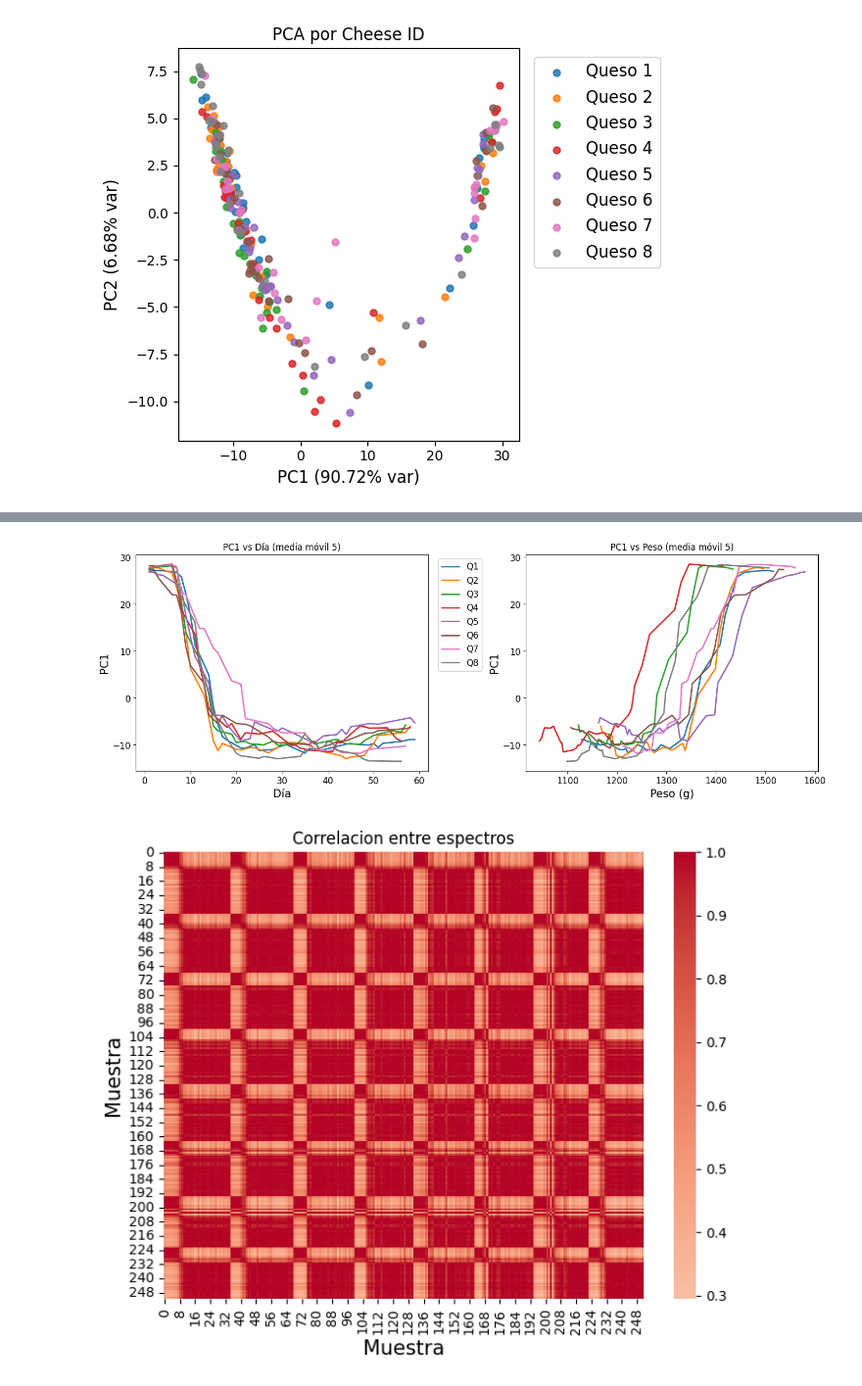
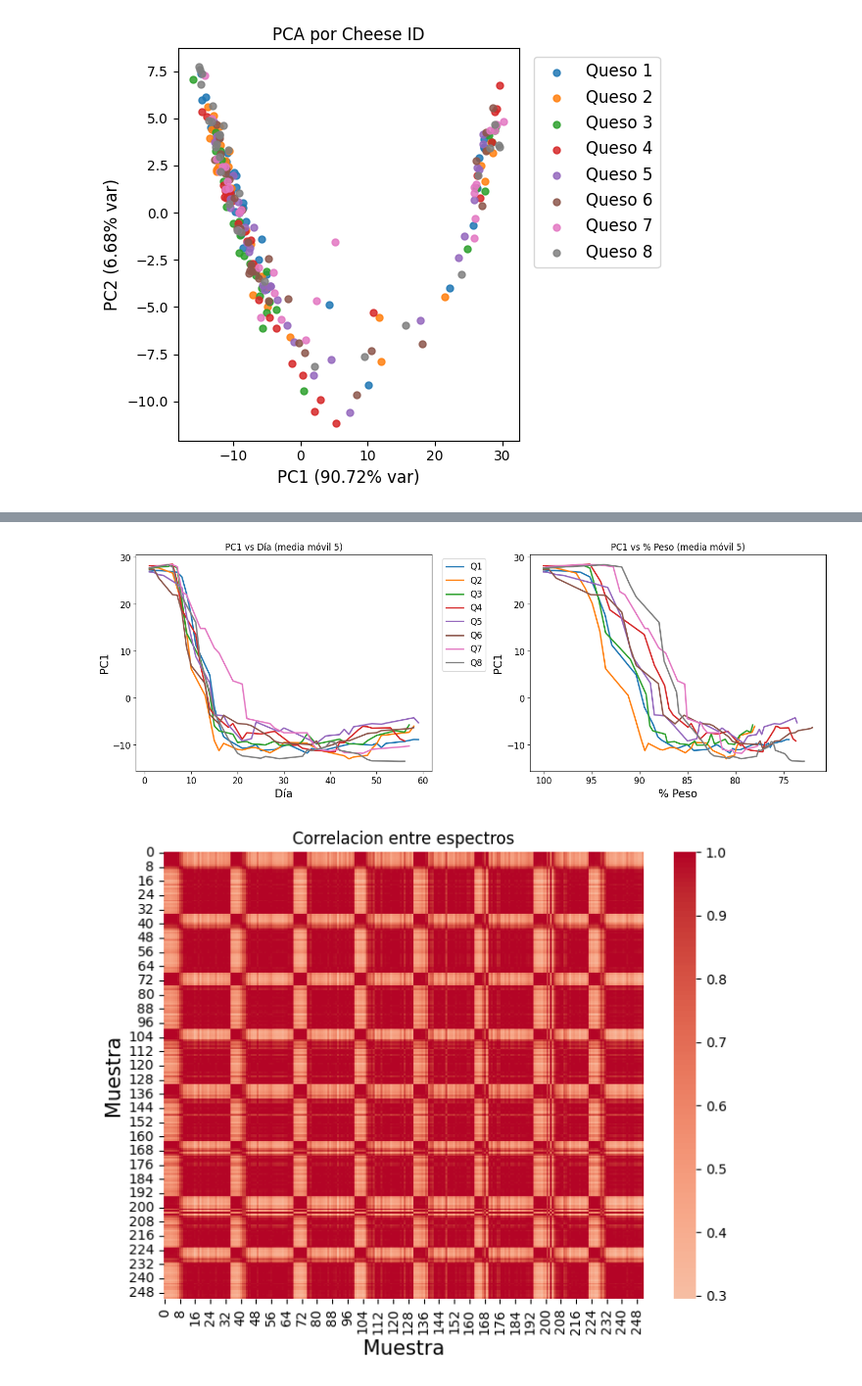
Before and after one commit to IIIA-ML/cyta_cesia_2026, a Jupyter notebook: Visualization.ipynb, the cells around one changed output, grey strips where cells are left out. Shown at 98% size. Cells and saved outputs as stored; diff of their text form; code cells hidden in the pictures.

```diff
--- a/Visualization.ipynb
+++ b/Visualization.ipynb
@@ -224,5 +225,5 @@ plt.show()
 # %%
-df_all = pd.read_csv("nir_clean.csv")
+df_all = pd.read_csv("nir_clean_rel.csv")
 X = df_all.iloc[:,2:-1]
 y_day = df_all['day']
 y_gr = df_all['gr']
@@ -355,33 +358,34 @@ plt.show()
 # %%
 tmp = pd.DataFrame({"cheese_id": cheese_id.to_numpy(), "day": y_day.to_numpy(), "gr": y_gr.to_numpy(), "pc1": pc1})
 w_size = 5
 
 fig, ax = plt.subplots(1, 2, figsize=(14,5), constrained_layout=True)
 
 for chs_id, g in tmp.groupby("cheese_id"):
   g1 = g.sort_values("day")
   smooth_day = g1["pc1"].rolling(window=w_size, center=True, min_periods=1).mean()
   ax[0].plot(g1["day"], smooth_day, linewidth=2, label=f"Q{chs_id}")
 
   g2 = g.dropna(subset=["gr"]).sort_values("gr")
   if len(g2) > 0:
     smooth_gr = g2["pc1"].rolling(window=w_size, center=True, min_periods=1).mean()
     ax[1].plot(g2["gr"], smooth_gr, linewidth=2)
 
 ax[0].set_xlabel("Día", fontsize=15)
 ax[0].set_ylabel("PC1", fontsize=15)
 ax[0].set_title(f"PC1 vs Día (media móvil {w_size})")
 ax[0].tick_params(axis='both', labelsize=12)
 ax[0].legend(bbox_to_anchor=(1.02, 1), loc="upper left", fontsize=12)
 
-ax[1].set_xlabel("Peso (g)", fontsize=15)
+ax[1].set_xlabel("% Peso", fontsize=15)
 ax[1].set_ylabel("PC1", fontsize=15)
 ax[1].tick_params(axis='both', labelsize=12)
-ax[1].set_title(f"PC1 vs Peso (media móvil {w_size})")
+ax[1].set_title(f"PC1 vs % Peso (media móvil {w_size})")
+ax[1].invert_xaxis()
 
 plt.show()
 # %% [output]
-[figure, old version]
+[figure, new version]
 # %%
 corr_samples = X.T.corr()
 
```
Also changed, not shown: parts of 10 cells of this notebook, 1 other file.
